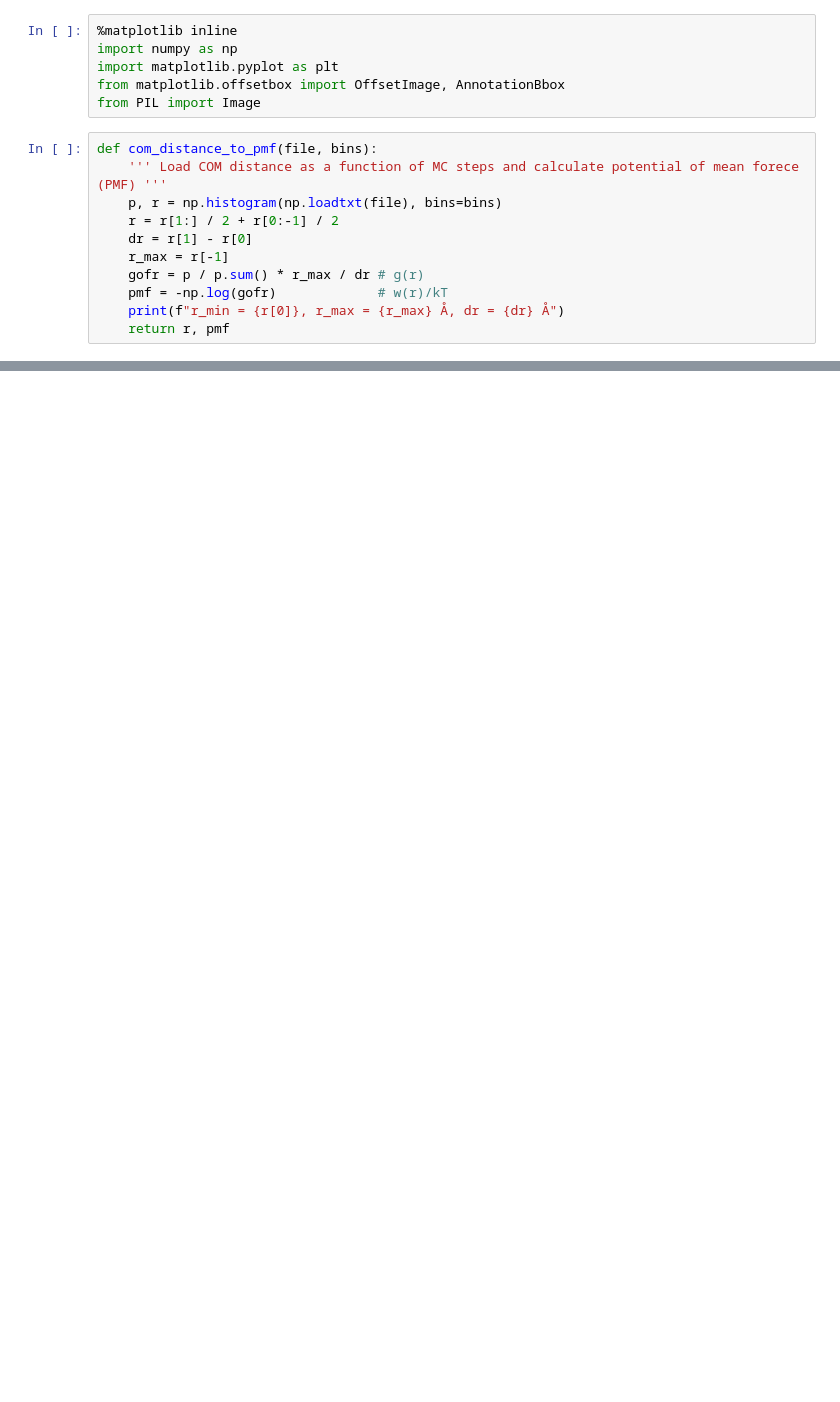
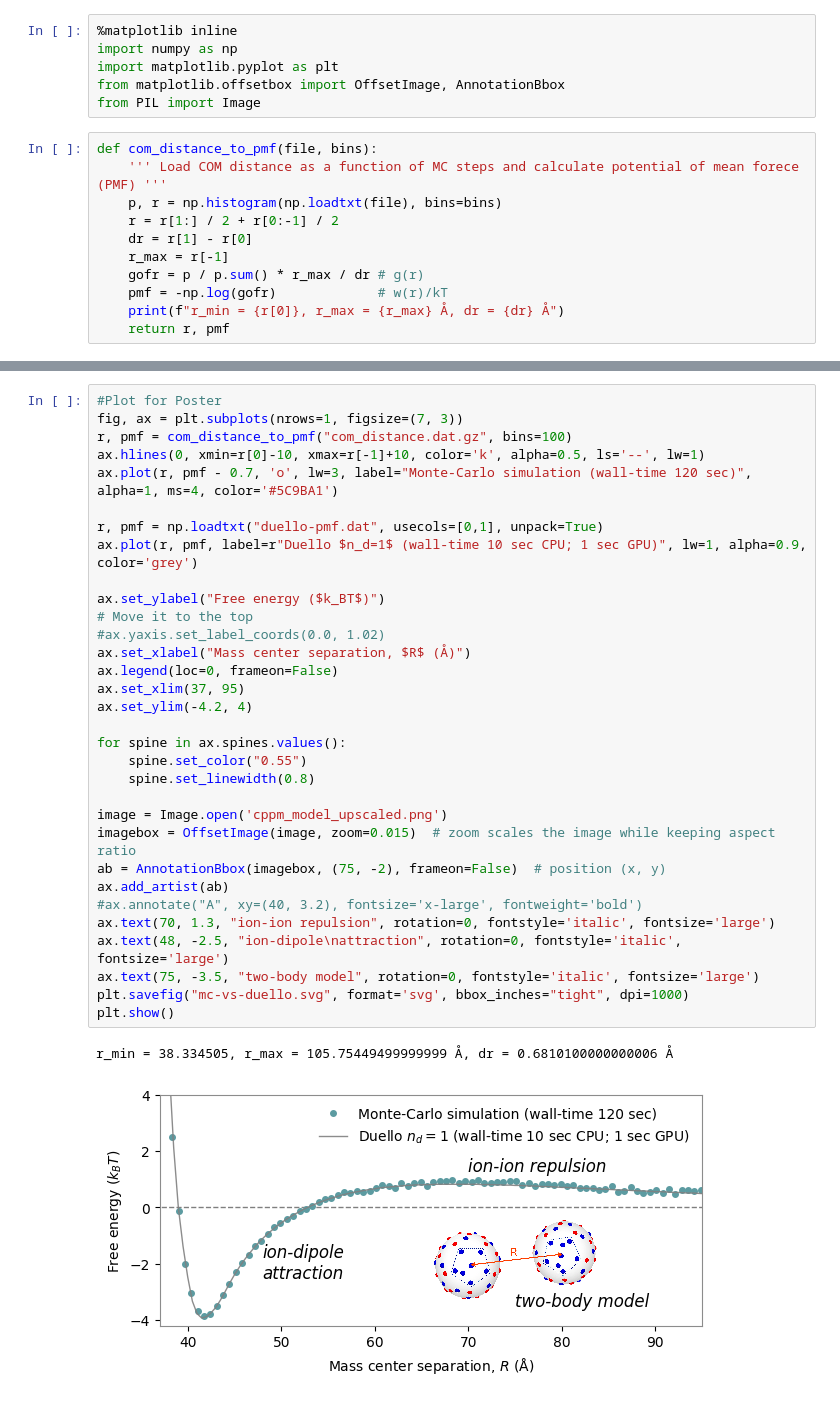
Before and after one commit to mlund/SI-pose-exploration, a Jupyter notebook: mc-vs-duello/plot.ipynb, the cells around one changed output, grey strips where cells are left out. Drawn from its saved outputs; the diff is of its cells as text; blank space fills up the shorter version.

```diff
--- a/mc-vs-duello/plot.ipynb
+++ b/mc-vs-duello/plot.ipynb
@@ -44,0 +45,35 @@ r_min = 38.334505, r_max = 105.75449499999999 Å, dr = 0.6810100000000006 Å
+# %%
+#Plot for Poster
+fig, ax = plt.subplots(nrows=1, figsize=(7, 3))
+r, pmf = com_distance_to_pmf("com_distance.dat.gz", bins=100)
+ax.hlines(0, xmin=r[0]-10, xmax=r[-1]+10, color='k', alpha=0.5, ls='--', lw=1)
+ax.plot(r, pmf - 0.7, 'o', lw=3, label="Monte-Carlo simulation (wall-time 120 sec)", alpha=1, ms=4, color='#5C9BA1')
+
+r, pmf = np.loadtxt("duello-pmf.dat", usecols=[0,1], unpack=True)
+ax.plot(r, pmf, label=r"Duello $n_d=1$ (wall-time 10 sec CPU; 1 sec GPU)", lw=1, alpha=0.9, color='grey')
+
+ax.set_ylabel("Free energy ($k_BT$)")
+# Move it to the top
+#ax.yaxis.set_label_coords(0.0, 1.02)
+ax.set_xlabel("Mass center separation, $R$ (Å)")
+ax.legend(loc=0, frameon=False)
+ax.set_xlim(37, 95)
+ax.set_ylim(-4.2, 4)
+
+for spine in ax.spines.values():
+    spine.set_color("0.55")
+    spine.set_linewidth(0.8)
+
+image = Image.open('cppm_model_upscaled.png')
+imagebox = OffsetImage(image, zoom=0.015)  # zoom scales the image while keeping aspect ratio
+ab = AnnotationBbox(imagebox, (75, -2), frameon=False)  # position (x, y)
+ax.add_artist(ab)
+#ax.annotate("A", xy=(40, 3.2), fontsize='x-large', fontweight='bold')
+ax.text(70, 1.3, "ion-ion repulsion", rotation=0, fontstyle='italic', fontsize='large')
+ax.text(48, -2.5, "ion-dipole\nattraction", rotation=0, fontstyle='italic', fontsize='large')
+ax.text(75, -3.5, "two-body model", rotation=0, fontstyle='italic', fontsize='large')
+plt.savefig("mc-vs-duello.svg", format='svg', bbox_inches="tight", dpi=1000)
+plt.show()
+# %% [output]
+r_min = 38.334505, r_max = 105.75449499999999 Å, dr = 0.6810100000000006 Å
+[figure, added]
```
Also changed, not shown: parts of 1 cell of this notebook, 10 other files.
